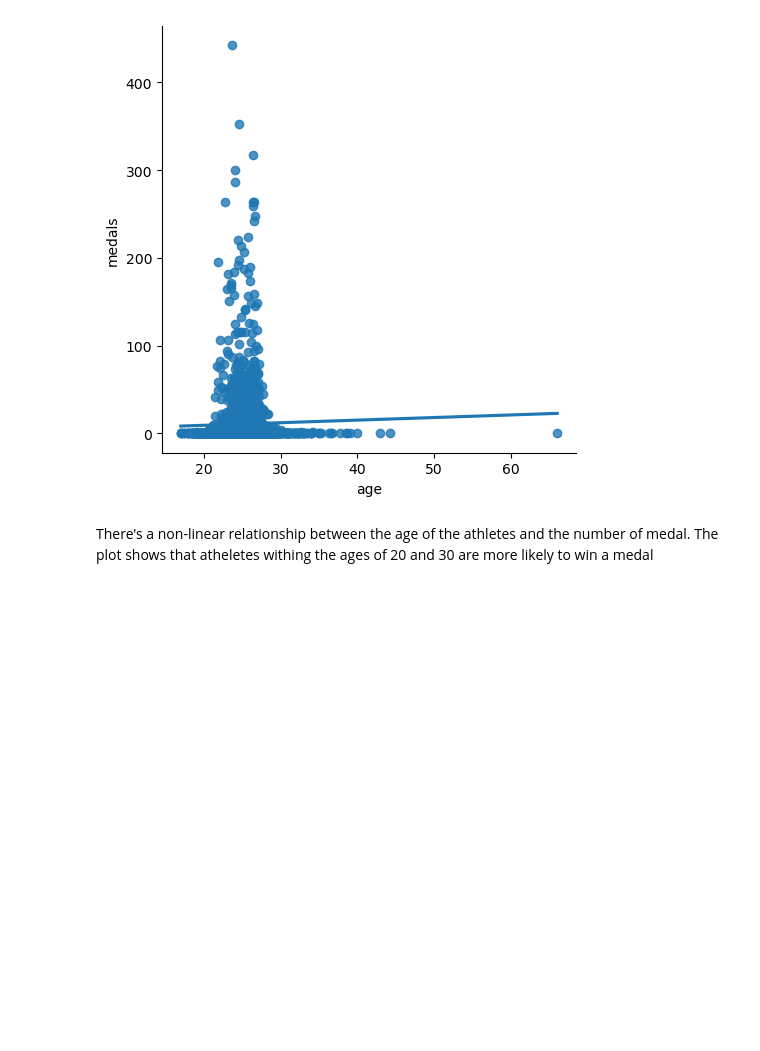
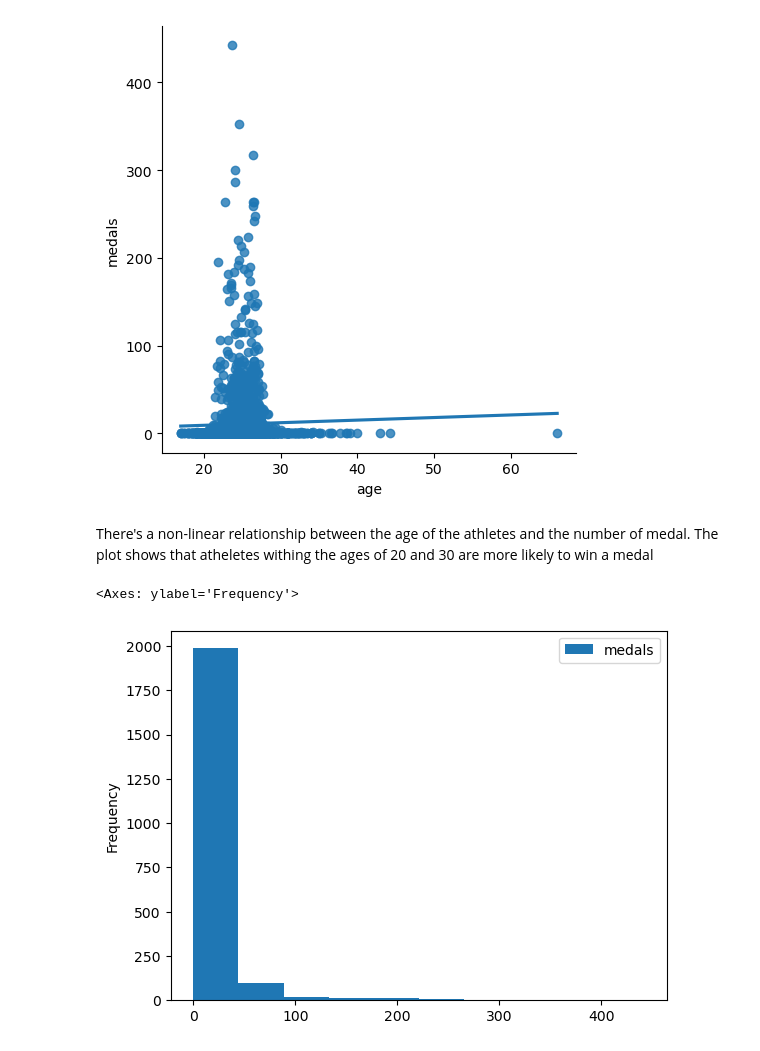
Before and after one commit to Omagbs/machine-learning-labs, a Jupyter notebook: Olympic Medal Prediction/Untitled.ipynb, the cells around one changed output. Saved outputs shown, nothing was run; the diff lists cells and outputs as text; code cells hidden in the pictures; blank space fills up the shorter version.

```diff
--- a/Olympic Medal Prediction/Untitled.ipynb
+++ b/Olympic Medal Prediction/Untitled.ipynb
@@ -116,3 +116,8 @@ sns.lmplot(x = "age", y = "medals", data = df, fit_reg = True, ci = None)
 [figure]
 # %% [markdown]
 There's a non-linear relationship between the age of the athletes and the number of medal. The plot shows that atheletes withing the ages of 20 and 30 are more likely to win a medal
+# %%
+df.plot.hist(y = "medals")
+# %% [output]
+<Axes: ylabel='Frequency'>
+[figure, added]
```
Also changed, not shown: parts of 8 cells of this notebook.
